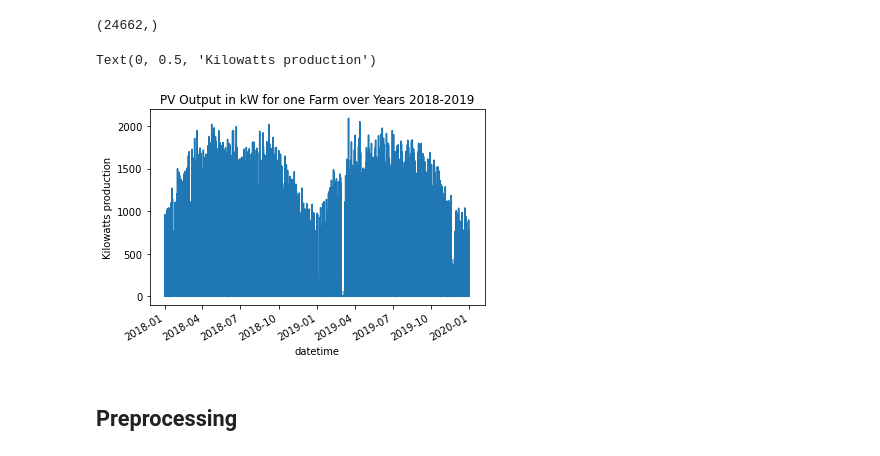
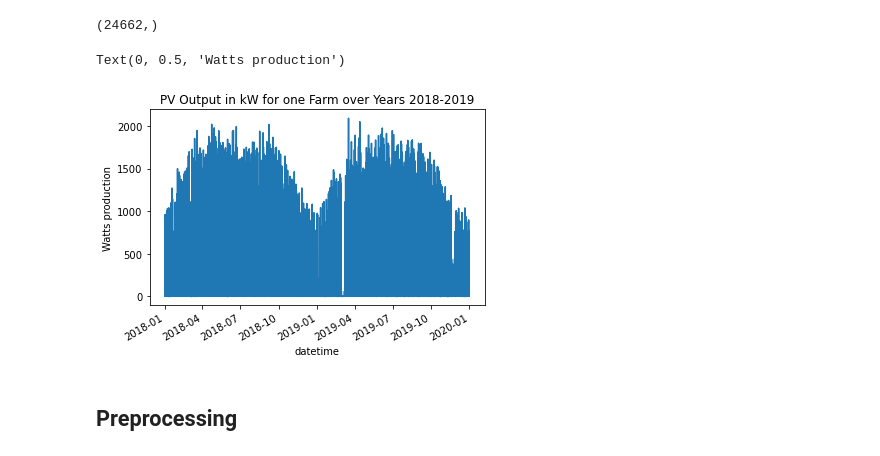
Before and after one commit to SeanNassimiha/CSML-MSc-Project, a Jupyter notebook: Preprocessing/Preprocessing_thesis_from_neil.ipynb, the cells around one changed output. Drawn from its saved outputs; the diff is of its cells as text; code cells hidden in the pictures.

```diff
--- a/Preprocessing/Preprocessing_thesis_from_neil.ipynb
+++ b/Preprocessing/Preprocessing_thesis_from_neil.ipynb
@@ -28,10 +28,10 @@ pv_metadata.index.dropna().shape
 # %%
 pv_data['2018':'2019'].iloc[:,0].plot()
 plt.title('PV Output in kW for one Farm over Years 2018-2019')
-plt.ylabel('Kilowatts production')
+plt.ylabel('Watts production')
 # %% [output]
-Text(0, 0.5, 'Kilowatts production')
+Text(0, 0.5, 'Watts production')
-[figure, old version]
+[figure, new version]
 # %% [markdown]
 ## Preprocessing
 # %% [markdown]
```
Also changed, not shown: parts of 6 cells of this notebook, 32 other files.
